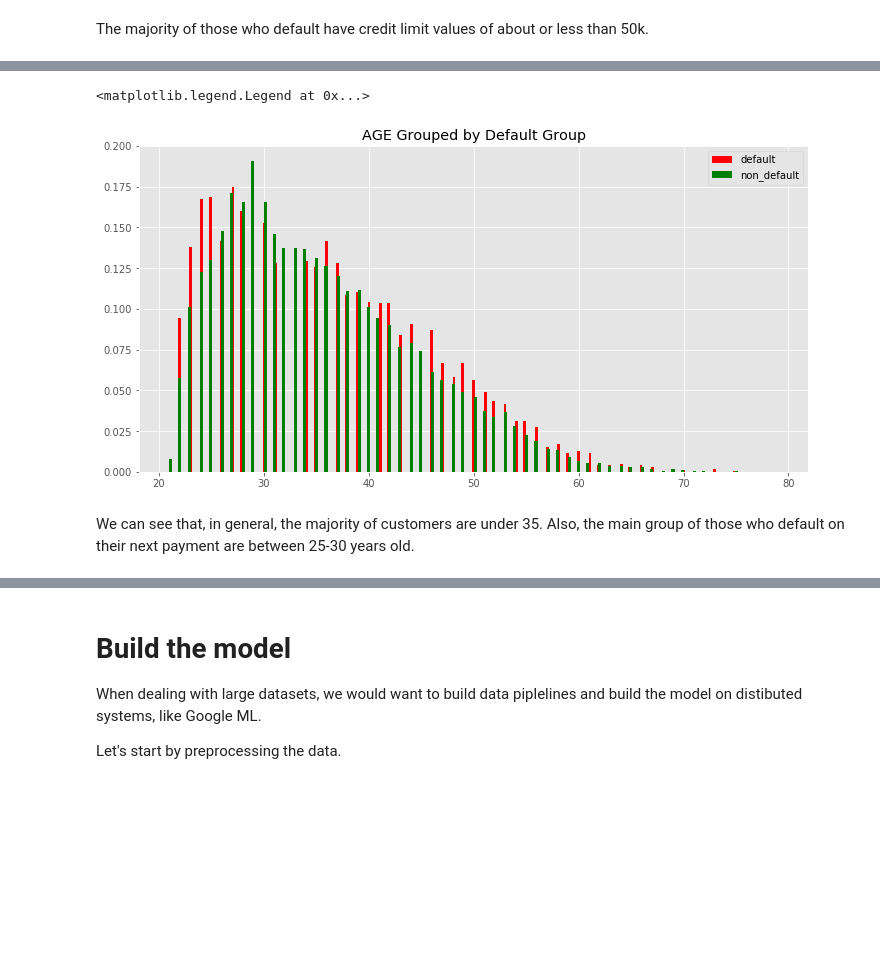
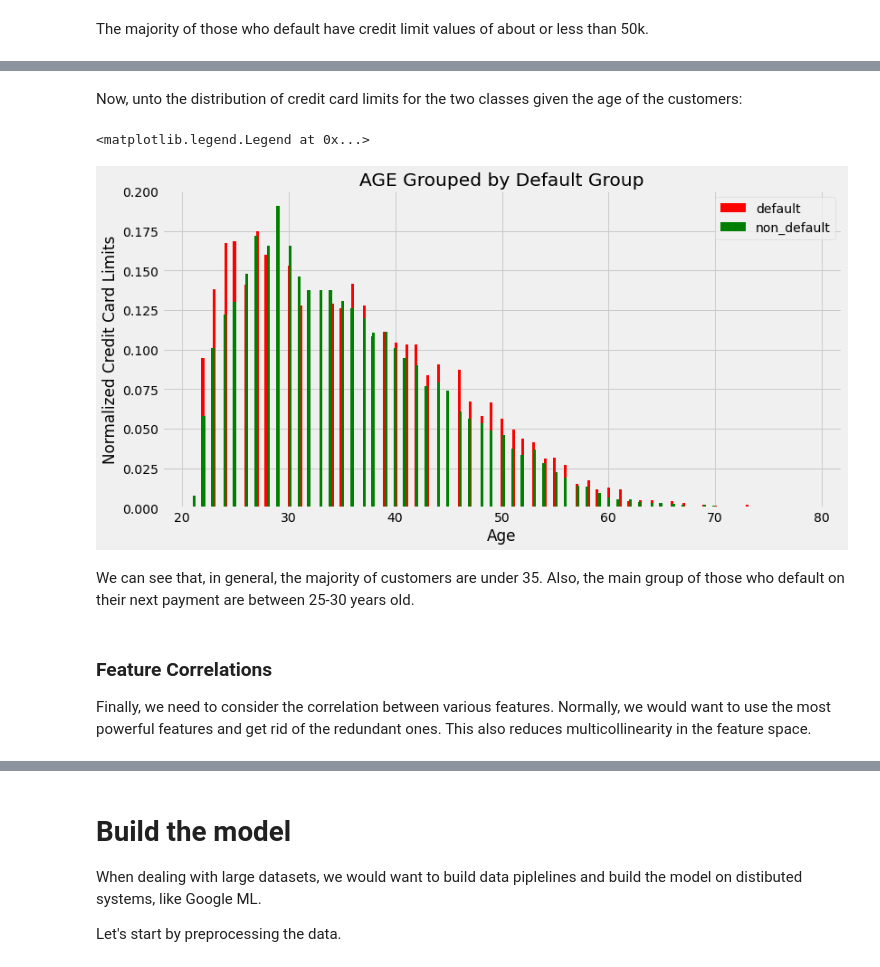
Before and after one commit to MelissaKR/credit_default, a Jupyter notebook: credit_card_Final.ipynb, the cells around one changed output, grey strips where cells are left out. Drawn from its saved outputs; the diff is of its cells as text; code cells hidden in the pictures; blank space fills up the shorter version.

```diff
--- a/credit_card_Final.ipynb
+++ b/credit_card_Final.ipynb
@@ -22,16 +22,14 @@ os.environ['BUCKET'] = BUCKET
 os.environ['PROJECT'] = PROJECT
 os.environ['REGION'] = REGION
 # %%
+%matplotlib inline
+import numpy as np
+import pandas as pd
+import datetime, os
+import seaborn as sns
 from matplotlib import pyplot as plt
 import matplotlib.cm as cm
-plt.style.use('ggplot')
-import numpy as np
-import pandas as pd
-
-import datetime, os
-
-import seaborn as sns
-%matplotlib inline
+plt.style.use('fivethirtyeight')
 
 from google.cloud import bigquery
 
@@ -417,14 +333,22 @@ Let's repeat the same process for the distribution of the age of customers and t
+# %% [markdown]
+Now, unto the distribution of credit card limits for the two classes given the age of the customers:
 # %%
 fig, ax = plt.subplots(figsize = (12,6))
 
 default_df = df.loc[df['default_payment']==1]['AGE']
 non_default_df = df.loc[df['default_payment']==0]['AGE']
-ax.hist(default_df, bins=200, color='red', normed=True, label='default');
-ax.hist(non_default_df, bins=200, color='green', normed=True, label='non_default');
+ax.hist(default_df, bins=200, color='red', density=True, label='default');
+ax.hist(non_default_df, bins=200, color='green', density=True, label='non_default');
 ax.set_title('AGE Grouped by Default Group')
+ax.set_xlabel('Age')
+ax.set_ylabel('Normalized Credit Card Limits')
 ax.legend()
 # %% [output]
 <matplotlib.legend.Legend at 0x...>
-[figure, old version]
+[figure, new version]
 # %% [markdown]
 We can see that, in general, the majority of customers are under 35. Also, the main group of those who default on their next payment are between 25-30 years old.
+# %% [markdown]
+### Feature Correlations
+
+Finally, we need to consider the correlation between various features. Normally, we would want to use the most powerful features and get rid of the redundant ones. This also reduces multicollinearity in the feature space.
```
Also changed, not shown: parts of 70 cells of this notebook.
